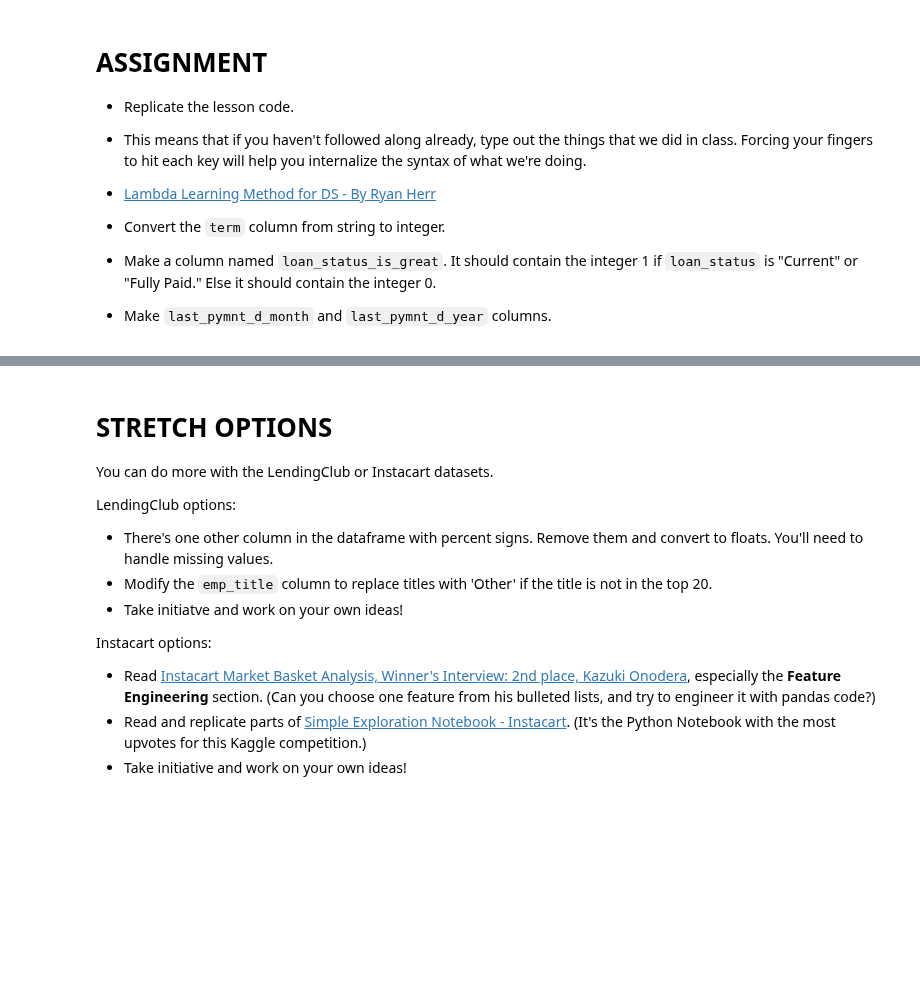
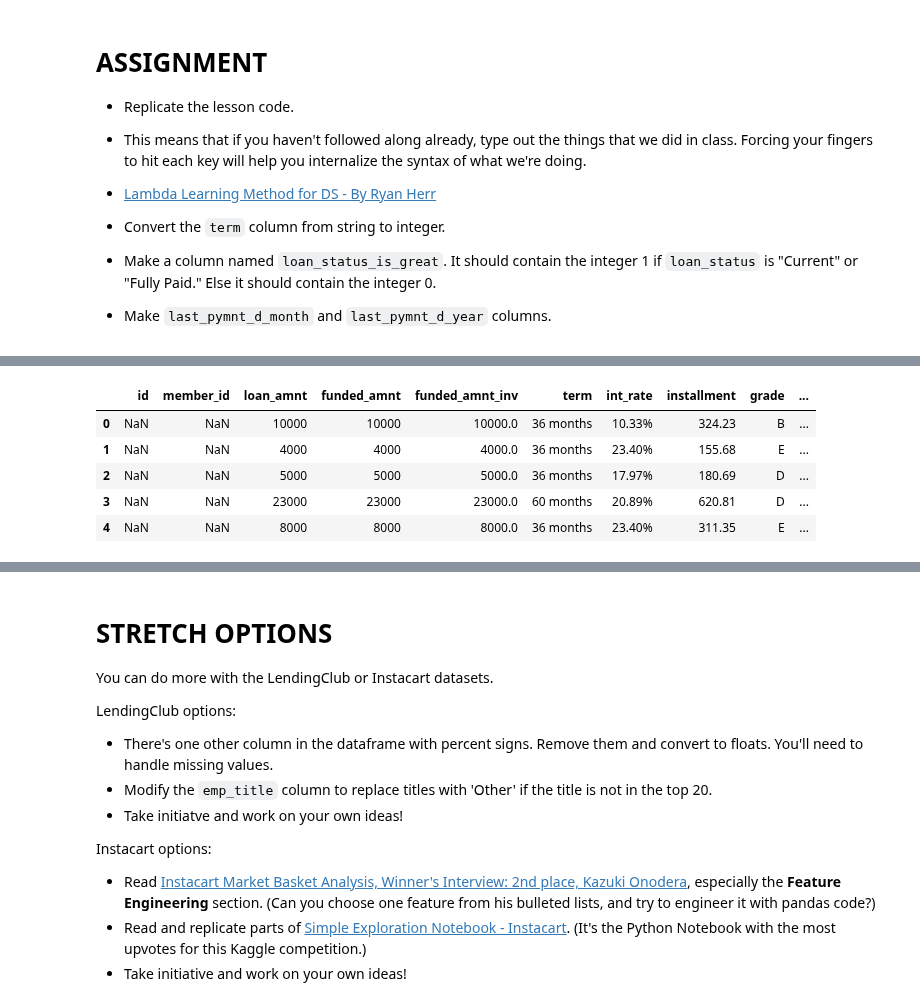
Before and after one commit to bloominstituteoftechnology/DS-Unit-1-Sprint-1-Dealing-With-Data, a Jupyter notebook: module4-makefeatures/LS_DS_114_Make_Features_Assignment.ipynb, the cells around one changed output, grey strips where cells are left out. Saved outputs shown, nothing was run; the diff lists cells and outputs as text; code cells hidden in the pictures; blank space fills up the shorter version.

```diff
--- a/module4-makefeatures/LS_DS_114_Make_Features_Assignment.ipynb
+++ b/module4-makefeatures/LS_DS_114_Make_Features_Assignment.ipynb
@@ -15,0 +62,24 @@
+# %%
+import pandas as pd
+
+#df = pd.read_csv('LoanStats_2018Q4.csv')
+
+# to remove the bold rendering of data header = 1
+
+# df = pd.read_csv('LoanStats_2018Q4.csv',header = 1)
+
+## na_values - Additional strings to recognize as NA/NaN
+#df = pd.read_csv('LoanStats_2018Q4.csv',header = 1,na_values=['n/a'])
+
+## to clean the data in the bottom use skip footer
+df = pd.read_csv('LoanStats_2018Q4.csv',header = 1,na_values=['n/a'],skipfooter=2)
+
+
+df.head()
+# %% [output]
+|  | id | member_id | loan_amnt | funded_amnt | funded_amnt_inv | term | int_rate | installment | grade | ... |
+| 0 | NaN | NaN | 10000 | 10000 | 10000.0 | 36 months | 10.33% | 324.23 | B | ... |
+| 1 | NaN | NaN | 4000 | 4000 | 4000.0 | 36 months | 23.40% | 155.68 | E | ... |
+| 2 | NaN | NaN | 5000 | 5000 | 5000.0 | 36 months | 17.97% | 180.69 | D | ... |
+| 3 | NaN | NaN | 23000 | 23000 | 23000.0 | 60 months | 20.89% | 620.81 | D | ... |
+| 4 | NaN | NaN | 8000 | 8000 | 8000.0 | 36 months | 23.40% | 311.35 | E | ... |
```
Also changed, not shown: parts of 32 cells of this notebook.
